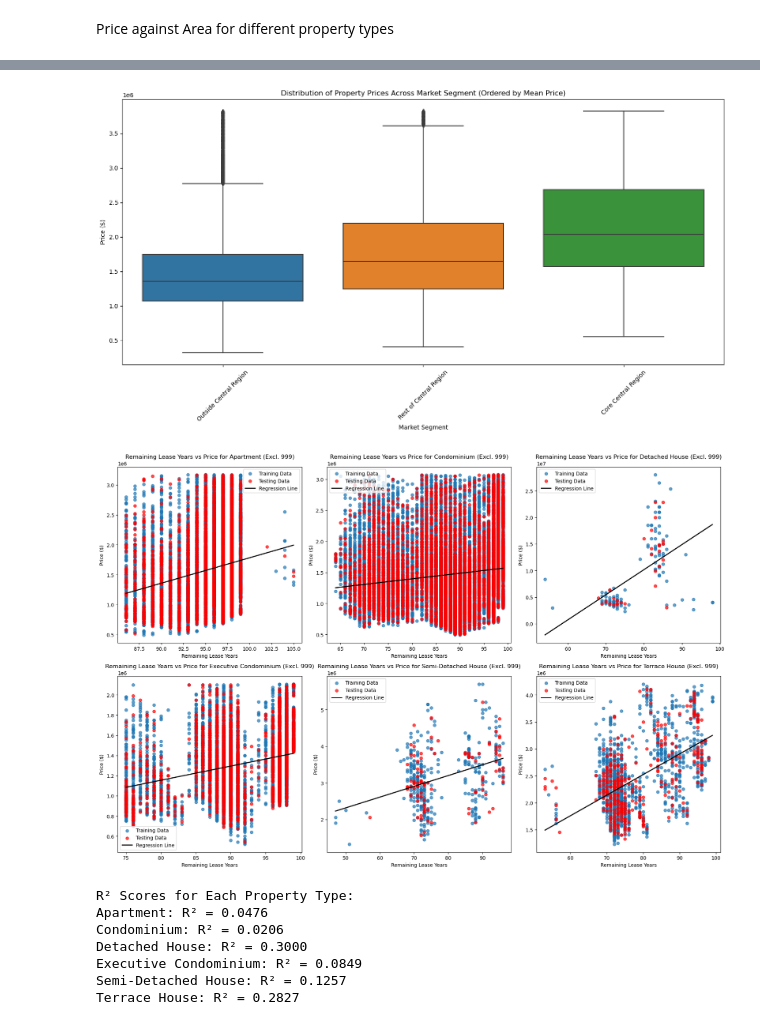
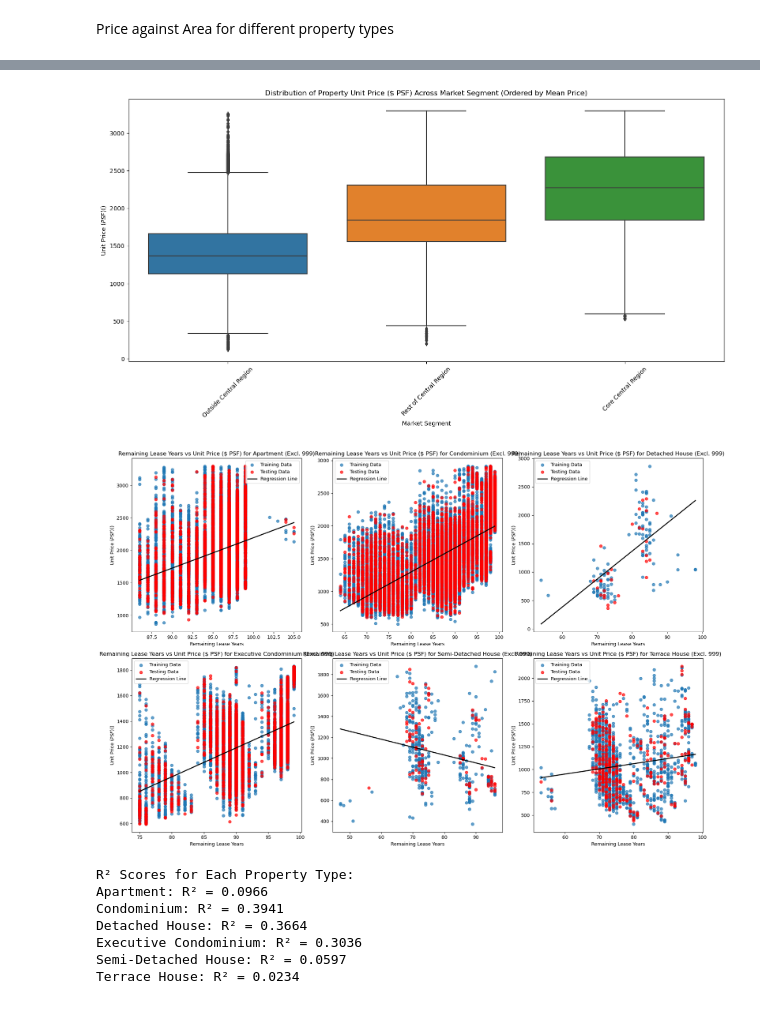
Before and after one commit to feliciahxy/SC1015-DSAI-project, a Jupyter notebook: EDA/EDA.ipynb, the cells around one changed output, grey strips where cells are left out. Drawn from its saved outputs; the diff is of its cells as text; code cells hidden in the pictures.

Commit message:
Changed some EDA to price PSF and transaction price to price

```diff
--- a/EDA/EDA.ipynb
+++ b/EDA/EDA.ipynb
@@ -177,20 +177,20 @@ for i, prop_type in enumerate(property_types):
 
     # Remove outliers
     df1_filtered = df1.copy()
-    df1_filtered['Price'] = removeoutlier(df1_filtered['Price'])
+    df1_filtered['Unit Price ($ PSF)'] = removeoutlier(df1_filtered['Unit Price ($ PSF)'])
     df1_filtered['Area (SQFT)'] = removeoutlier(df1_filtered['Area (SQFT)'])
 
     # Drop rows with NaN in Area and Price
-    df1_filtered = df1_filtered.dropna(subset=['Price', 'Area (SQFT)'])
+    df1_filtered = df1_filtered.dropna(subset=['Unit Price ($ PSF)', 'Area (SQFT)'])
 
     # Check if enough data remains after outlier removal
     if df1_filtered.shape[0] == 0:
         print(f"Not enough data for {prop_type} after outlier removal. Using original data.")
-        df1_filtered = df1.copy().dropna(subset=['Price', 'Area (SQFT)'])  # Use original data
+        df1_filtered = df1.copy().dropna(subset=['Unit Price ($ PSF)', 'Area (SQFT)'])  # Use original data
 
     # Prepare training data
     area = df1_filtered[['Area (SQFT)']]
-    price = df1_filtered[['Price']]
+    price = df1_filtered[['Unit Price ($ PSF)']]
 
     # Ensure no NaN values remain
     if area.isna().sum().sum() > 0 or price.isna().sum().sum() > 0:
@@ -224,8 +224,8 @@ for i, prop_type in enumerate(property_types):
 
     # Set labels and title
     ax.set_xlabel("Area (SQFT)")
-    ax.set_ylabel("Price ($)")
-    ax.set_title(f"Area vs Price for {prop_type}")
+    ax.set_ylabel("Unit Price ($ PSF)")
+    ax.set_title(f"Area vs Unit Price ($ PSF) for {prop_type}")
     ax.legend()
 
 plt.tight_layout()
@@ -311,27 +311,27 @@ plt.show()
 # %%
 # Remove outliers from Price
 df_filtered = df.copy()
-df_filtered['Price'] = removeoutlier(df_filtered['Price'])
+df_filtered['Unit Price ($ PSF)'] = removeoutlier(df_filtered['Unit Price ($ PSF)'])
 
 # Drop rows with NaN values in Price and Postal District
-df_filtered = df_filtered.dropna(subset=['Price', 'Market Segment'])
+df_filtered = df_filtered.dropna(subset=['Unit Price ($ PSF)', 'Market Segment'])
 
 # Convert Postal District to string for categorical plotting
 df_filtered['Market Segment'] = df_filtered['Market Segment'].astype(str)
 
 # Calculate mean prices per district and sort them
-district_order = df_filtered.groupby("Market Segment")["Price"].mean().sort_values().index
+district_order = df_filtered.groupby("Market Segment")["Unit Price ($ PSF)"].mean().sort_values().index
 
 # Set figure size
 plt.figure(figsize=(18, 8))
 
 # Create boxplot, ordered by mean price
-sb.boxplot(x='Market Segment', y='Price', data=df_filtered, order=district_order)
+sb.boxplot(x='Market Segment', y='Unit Price ($ PSF)', data=df_filtered, order=district_order)
 
 # Customize labels and title
 plt.xlabel("Market Segment")
-plt.ylabel("Price ($)")
-plt.title("Distribution of Property Prices Across Market Segment (Ordered by Mean Price)")
+plt.ylabel("Unit Price ($ PSF) ($)")
+plt.title("Distribution of Property Unit Price ($ PSF) Across Market Segment (Ordered by Mean Price)")
 
 # Rotate district labels for better readability
 plt.xticks(rotation=45)
@@ -339,7 +339,7 @@ plt.xticks(rotation=45)
 # Show plot
 plt.show()
 # %% [output]
-[figure, old version]
+[figure, new version]
 # %%
 
 # Define property types to analyze
@@ -362,20 +362,20 @@ for i, prop_type in enumerate(property_types):
 
     # Remove outliers
     df1_filtered = df1.copy()
-    df1_filtered['Price'] = removeoutlier(df1_filtered['Price'])
+    df1_filtered['Unit Price ($ PSF)'] = removeoutlier(df1_filtered['Unit Price ($ PSF)'])
     df1_filtered['Remaining Lease Years'] = removeoutlier(df1_filtered['Remaining Lease Years'])
 
     # Drop NaN values
-    df1_filtered = df1_filtered.dropna(subset=['Price', 'Remaining Lease Years'])
+    df1_filtered = df1_filtered.dropna(subset=['Unit Price ($ PSF)', 'Remaining Lease Years'])
 
     # Check if enough data remains after outlier removal
     if df1_filtered.shape[0] == 0:
         print(f"Not enough data for {prop_type} after outlier removal. Using original data.")
-        df1_filtered = df1.copy().dropna(subset=['Price', 'Remaining Lease Years'])
+        df1_filtered = df1.copy().dropna(subset=['Unit Price ($ PSF)', 'Remaining Lease Years'])
 
     # Prepare training data
     area = df1_filtered[['Remaining Lease Years']]
-    price = df1_filtered[['Price']]
+    price = df1_filtered[['Unit Price ($ PSF)']]
 
     # Ensure no NaN values remain
     if area.isna().sum().sum() > 0 or price.isna().sum().sum() > 0:
@@ -392,40 +392,40 @@ for i, prop_type in enumerate(property_types):
 
     # Train Linear Regression model
     linreg = LinearRegression()
     linreg.fit(area_train, price_train)
 
     r2_score = linreg.score(area_train, price_train)
     r2_scores[prop_type] = r2_score
 
     # Predictions for regression line
     area_range = np.linspace(area_train.min(), area_train.max(), 100).reshape(-1, 1)
     price_pred = linreg.predict(area_range)
 
     # Plot scatter and regression line
     ax = axes[i]
     ax.scatter(area_train, price_train, label="Training Data", alpha=0.7)
     ax.scatter(area_test, price_test, color="r", label="Testing Data", alpha=0.7)
     ax.plot(area_range, price_pred, color="black", linewidth=2, label="Regression Line")
 
     # Set labels and title
     ax.set_xlabel("Remaining Lease Years")
-    ax.set_ylabel("Price ($)")
-    ax.set_title(f"Remaining Lease Years vs Price for {prop_type} (Excl. 999)")
+    ax.set_ylabel("Unit Price ($ PSF) ($)")
+    ax.set_title(f"Remaining Lease Years vs Unit Price ($ PSF) for {prop_type} (Excl. 999)")
     ax.legend()
 
 plt.tight_layout()
 plt.show()
 
 # Print R² scores
 print("\nR² Scores for Each Property Type:")
 for prop_type, r2 in r2_scores.items():
     print(f"{prop_type}: R² = {r2:.4f}")
 # %% [output]
-[figure, old version]
+[figure, new version]
 R² Scores for Each Property Type:
-Apartment: R² = 0.0476
-Condominium: R² = 0.0206
-Detached House: R² = 0.3000
-Executive Condominium: R² = 0.0849
-Semi-Detached House: R² = 0.1257
-Terrace House: R² = 0.2827
+Apartment: R² = 0.0966
+Condominium: R² = 0.3941
+Detached House: R² = 0.3664
+Executive Condominium: R² = 0.3036
+Semi-Detached House: R² = 0.0597
+Terrace House: R² = 0.0234
```
Also changed, not shown: parts of 3 cells of this notebook.
